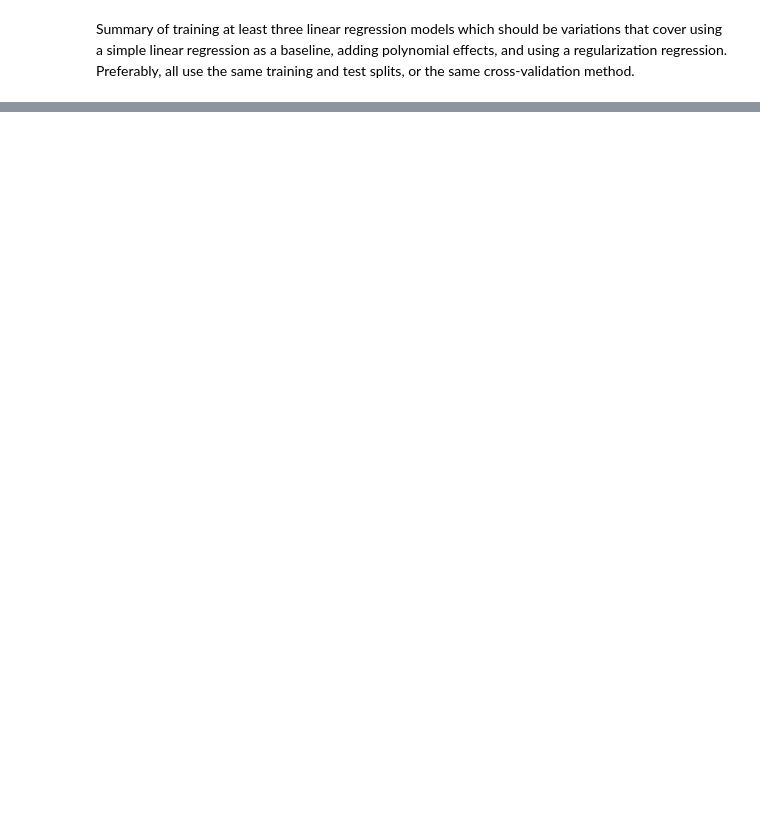
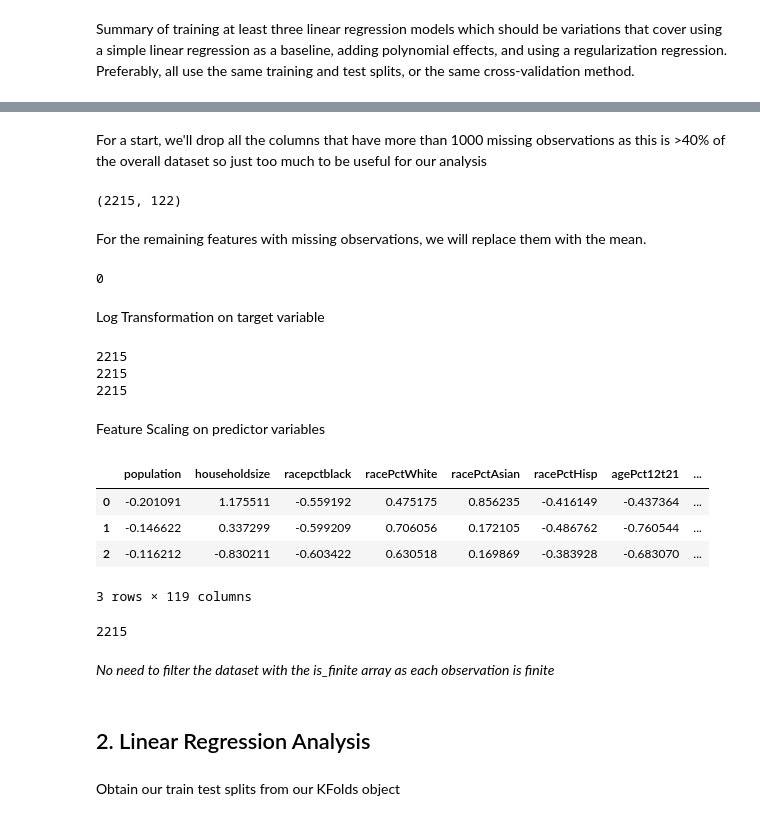
Before and after one commit to Kasheme/Data-Science, a Jupyter notebook: US-Crime-Communities/US Crime Regression notebook.ipynb, the cells around one changed output, grey strips where cells are left out. Saved outputs shown, nothing was run; the diff lists cells and outputs as text; code cells hidden in the pictures; blank space fills up the shorter version.

```diff
--- a/US-Crime-Communities/US Crime Regression notebook.ipynb
+++ b/US-Crime-Communities/US Crime Regression notebook.ipynb
@@ -157,0 +769,4 @@ Summary of training at least three linear regression models which should be vari
+# %%
+missing_df = pd.DataFrame(data_full.isna().sum()).rename(columns={0:'missing'}).reset_index()
+missing_df = missing_df[missing_df['missing'] > 0]
+missing_df.sort_values(by='missing', ascending=False)
@@ -157,0 +791,58 @@ Summary of training at least three linear regression models which should be vari
+# %% [markdown]
+For a start, we'll drop all the columns that have more than 1000 missing observations as this is >40% of the overall dataset so just too much to be useful for our analysis
+# %%
+features_to_drop = missing_df[missing_df['missing'] > 1000]['index'].to_list()
+data_full.drop(columns=features_to_drop, inplace = True)
+data_full.shape
+# %% [output]
+(2215, 122)
+# %% [markdown]
+For the remaining features with missing observations, we will replace them with the mean.
+# %%
+features_to_fill = missing_df[missing_df['missing'] < 1000]['index'].to_list()
+# %%
+for feature in features_to_fill:
+    mean = data_full[feature].mean()
+    data_full[feature].fillna(value=mean, inplace=True)
+# %%
+# view total number of missing observations in data
+sum(data_full.isna().sum())
+# %% [output]
+0
+# %% [markdown]
+Log Transformation on target variable
+# %%
+V_log_transformed = np.log(data_full["ViolentCrimesPerPop"])
+is_finite = V_log_transformed[np.isfinite(V_log_transformed)]
+
+# Replace negative values with 0
+V_log_transformed[V_log_transformed < 0] = 0
+
+# Replace NaN values with 0
+V_log_transformed = np.nan_to_num(V_log_transformed)
+is_finite = np.isfinite(V_log_transformed)
+
+# assign y variable
+y_array = V_log_transformed
+
+print(len(data_full.ViolentCrimesPerPop))
+print(len(V_log_transformed))
+print(len(is_finite))
+# %% [output]
+2215
+2215
+2215
+# %% [markdown]
+Feature Scaling on predictor variables
+# %%
+X_non_standardised = data_full.drop(columns=['ViolentCrimesPerPop','communityName','state'])
+data_standardised = StandardScaler().fit_transform(X_non_standardised)
+# assign X variable
+X = pd.DataFrame(data_standardised, columns=list(X_non_standardised.columns))
+X.head(3)
+# %% [output]
+|  | population | householdsize | racepctblack | racePctWhite | racePctAsian | racePctHisp | agePct12t21 | ... |
+| 0 | -0.201091 | 1.175511 | -0.559192 | 0.475175 | 0.856235 | -0.416149 | -0.437364 | ... |
+| 1 | -0.146622 | 0.337299 | -0.599209 | 0.706056 | 0.172105 | -0.486762 | -0.760544 | ... |
+| 2 | -0.116212 | -0.830211 | -0.603422 | 0.630518 | 0.169869 | -0.383928 | -0.683070 | ... |
+3 rows × 119 columns
@@ -157,0 +854,10 @@ Summary of training at least three linear regression models which should be vari
+# %%
+sum(is_finite)
+# %% [output]
+2215
+# %% [markdown]
+*No need to filter the dataset with the is_finite array as each observation is finite*
+# %% [markdown]
+## 2. Linear Regression Analysis
+# %% [markdown]
+Obtain our train test splits from our KFolds object
```
Also changed, not shown: parts of 145 cells of this notebook, 1 other file.
